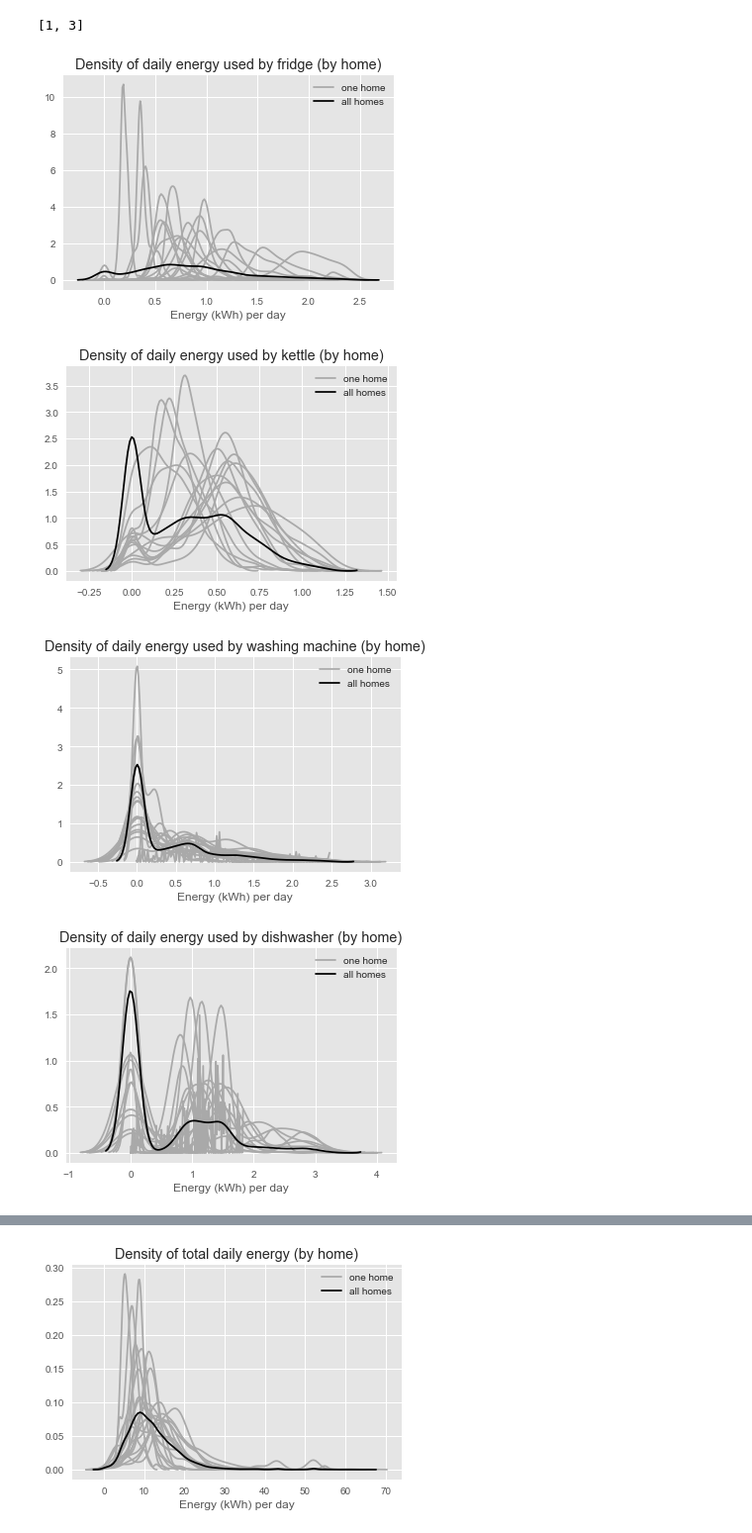
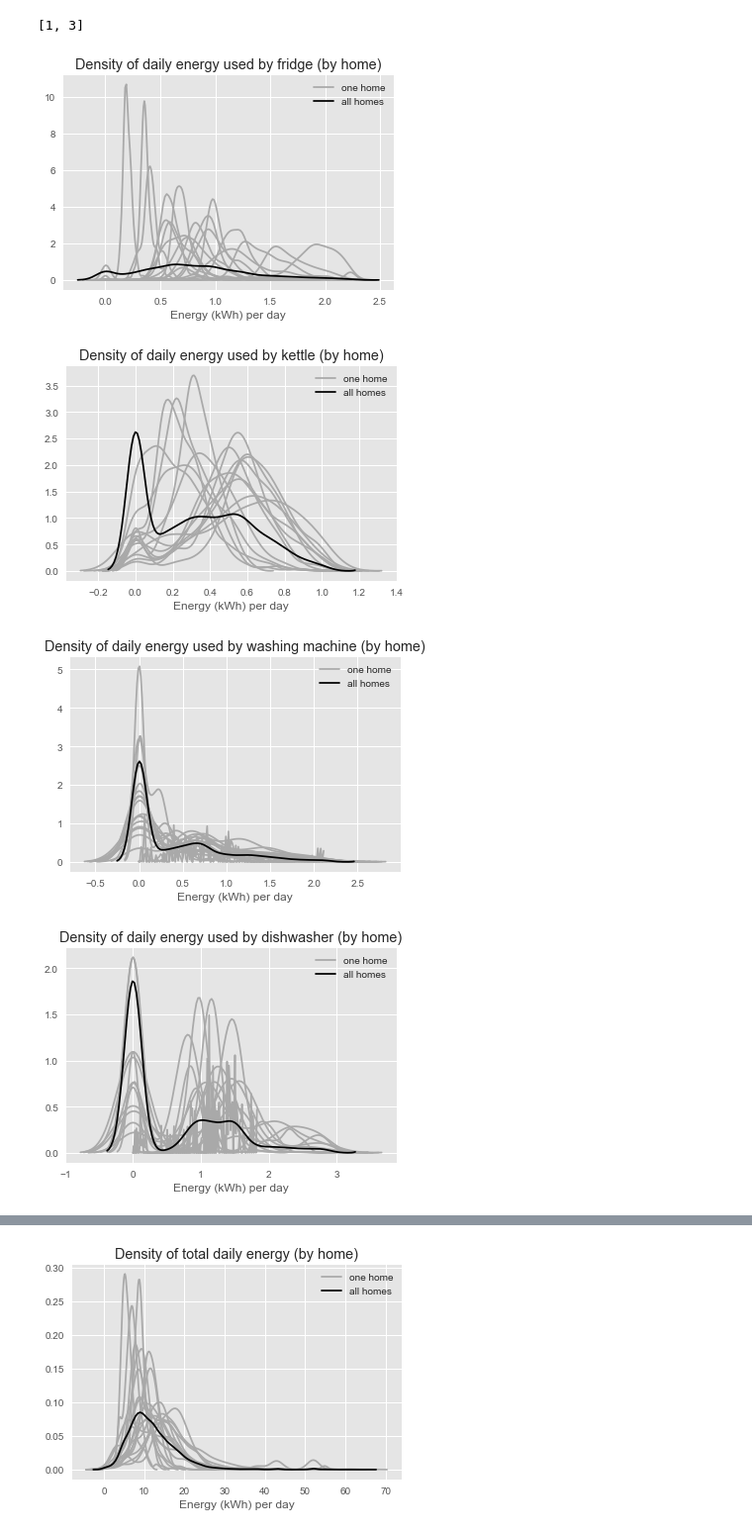
Before and after one commit to sipolac/thesis, a Jupyter notebook: py/explore_and_clean.ipynb, the cells around one changed output, grey strips where cells are left out. Shown at 99% size. Drawn from its saved outputs; the diff is of its cells as text; code cells hidden in the pictures.

```diff
--- a/py/explore_and_clean.ipynb
+++ b/py/explore_and_clean.ipynb
@@ -271,28 +271,28 @@ get_app_nums(4, 'fridge')
 # %%
 # X, Y, x_house, x_date = create_data(HOUSE_IDS, app_names, dstats, dir_data)
 # %%
-X = np.load(os.path.join(dir_data, 'X.npy'))
-Y = np.load(os.path.join(dir_data, 'Y.npy'))
-x_house = np.load(os.path.join(dir_data, 'x_house.npy'))
-x_date = np.load(os.path.join(dir_data, 'x_date.npy'))
+X = np.load(os.path.join(dir_data, 'for_model', 'real', 'X.npy'))
+Y = np.load(os.path.join(dir_data, 'for_model', 'real', 'Y.npy'))
+x_house = np.load(os.path.join(dir_data, 'for_model', 'real', 'x_house.npy'))
+x_date = np.load(os.path.join(dir_data, 'for_model', 'real', 'x_date.npy'))
 
 house_ids_plot = list(set(x_house))
 for i, app_name in enumerate(APP_NAMES):
     y = pd.DataFrame({'Energy': [y_row[i] for y_row in Y],
                       'House': x_house})
-    y = y[y['Energy'] < np.percentile(y['Energy'], 99)]
+    y = y[y['Energy'] < np.percentile(y['Energy'], 98)]
     for house_id_plot in house_ids_plot:
         label = 'one home' if house_id_plot == house_ids_plot[0] else None
         y_house = y.loc[y['House'] == house_id_plot]
         # ax = sns.kdeplot(y_house['Energy'].values, label='House {}'.format(house_id_plot))
         ax = sns.kdeplot(y_house['Energy'].values, color='darkgray', label=label)
         ax.set_title('Density of daily energy used by {} (by home)'.format(app_name))
         ax.set_xlabel('Energy (kWh) per day')
         # ax.set_xlim(0,)
     ax = sns.kdeplot(y['Energy'].values, color='black', label='all homes')
     plt.show()
 # %% [output]
-[figure, old version]
+[figure, new version]
-[figure, old version]
+[figure, new version]
-[figure, old version]
+[figure, new version]
-[figure, old version]
+[figure, new version]
```
Also changed, not shown: parts of 16 cells of this notebook, 3 other files.
